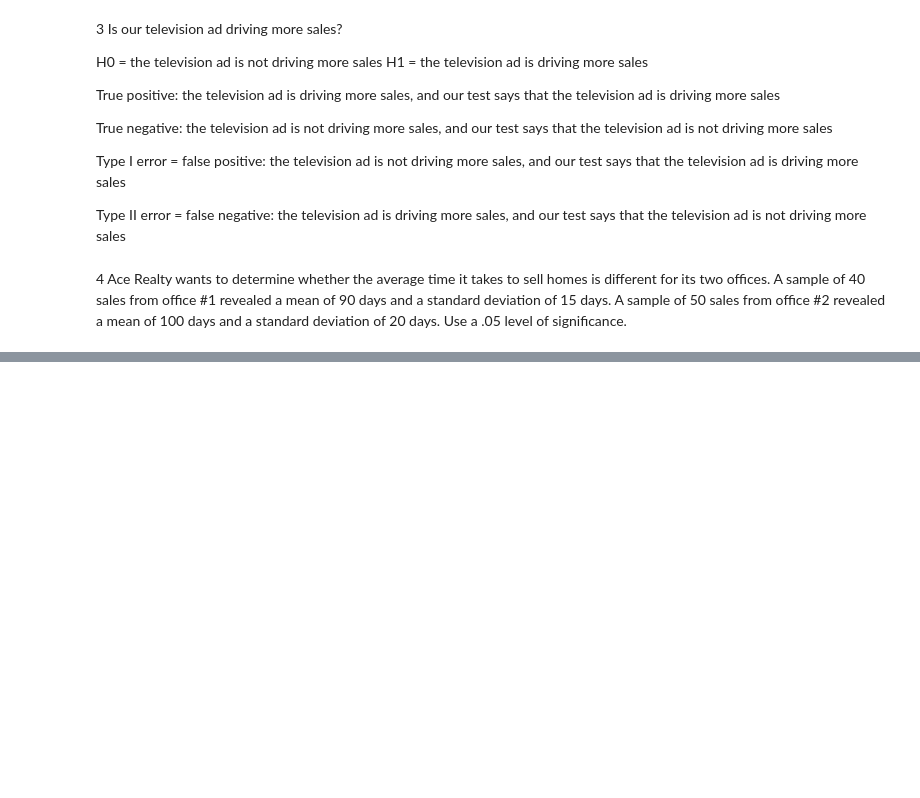
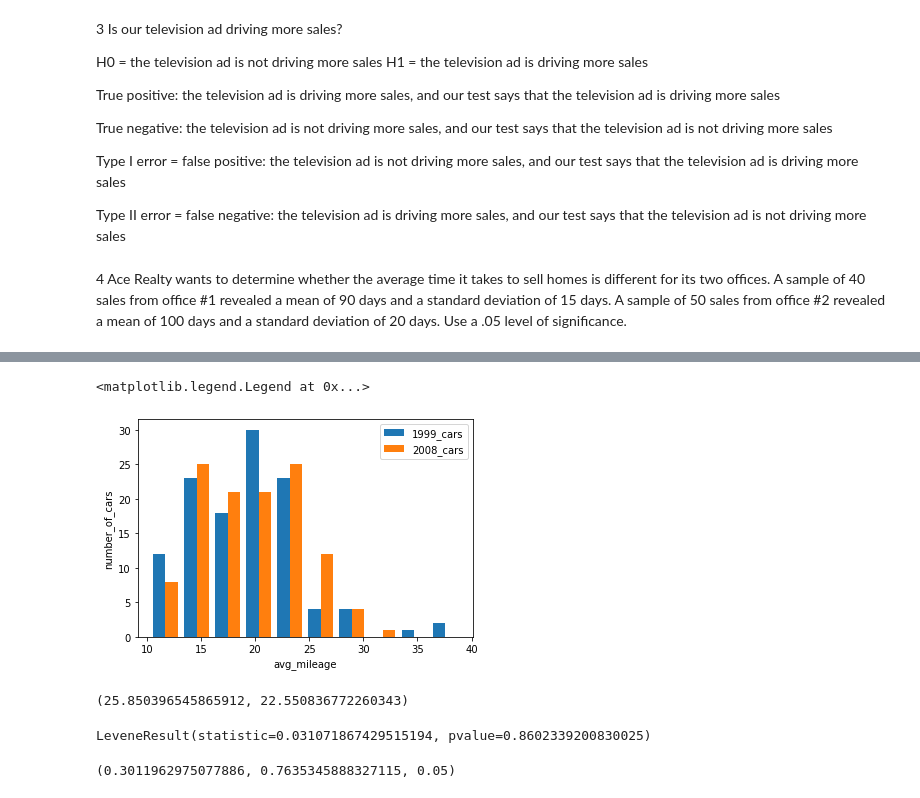
Before and after one commit to ian-james-johnson/data_science_notes, a Jupyter notebook: hypothesis_testing.ipynb, the cells around one changed output, grey strips where cells are left out. Cells and saved outputs as stored; diff of their text form; code cells hidden in the pictures; blank space fills up the shorter version.

```diff
--- a/hypothesis_testing.ipynb
+++ b/hypothesis_testing.ipynb
@@ -75,0 +194,31 @@ Use a .05 level of significance.
+# %%
+plt.hist([cars_1999, cars_2008], label = ['1999_cars', '2008_cars'])
+plt.xlabel('avg_mileage')
+plt.ylabel('number_of_cars')
+plt.legend()
+# %% [output]
+<matplotlib.legend.Legend at 0x...>
+[figure, added]
+# %%
+# H0: 1999 and 2008 cars have = mileage
+# H1: 1999 and 2008 cars have != mileage
+
+cars_1999.var(), cars_2008.var()
+# %% [output]
+(25.850396545865912, 22.550836772260343)
+# %%
+stats.levene(cars_1999, cars_2008)
+# tests shows that variance is homogeneous
+# %% [output]
+LeveneResult(statistic=0.031071867429515194, pvalue=0.8602339200830025)
+# %%
+#5
+alpha = 0.05
+t, p = stats.ttest_ind(cars_1999, cars_2008)
+t, p, alpha
+
+# p is not < 0.05
+# we accept H0
+# mileage is the same
+# %% [output]
+(0.3011962975077886, 0.7635345888327115, 0.05)
```
Also changed, not shown: parts of 26 cells of this notebook, 1 other file.
